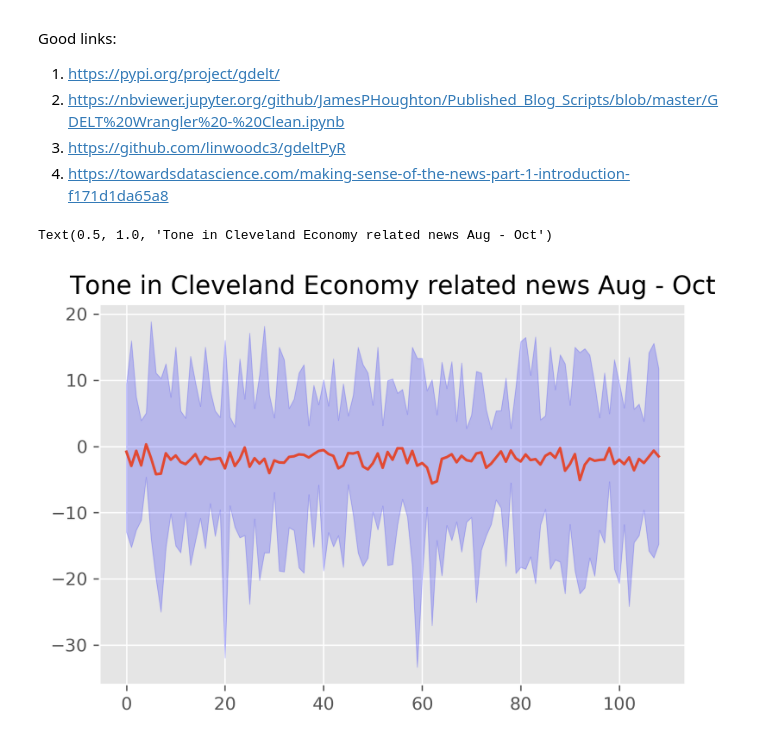
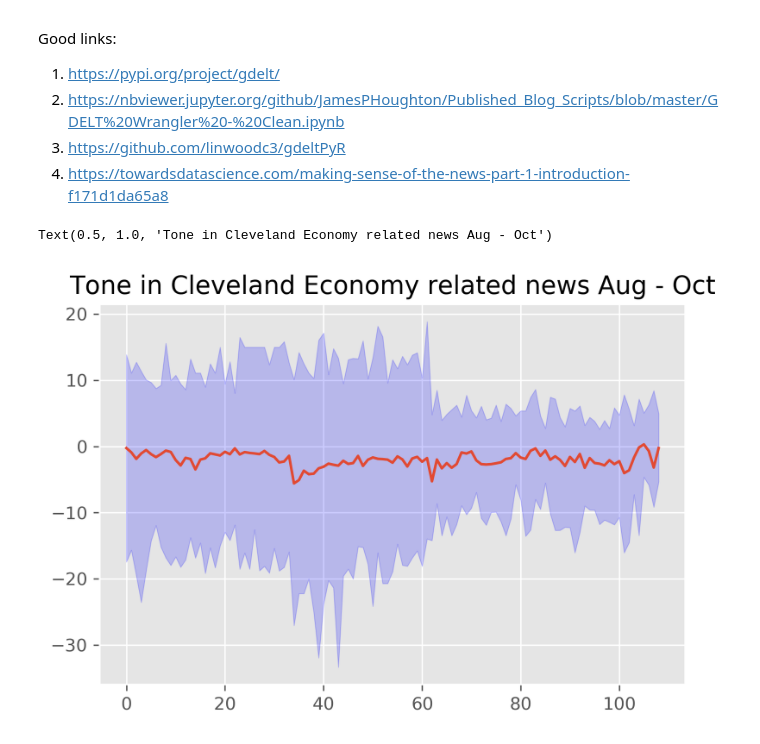
Before and after one commit to ttakko/newsdataexamples, a Jupyter notebook: gdelt_example.ipynb, the cells around one changed output. Saved outputs shown, nothing was run; the diff lists cells and outputs as text; code cells hidden in the pictures.

Commit message:
Fixed plot

```diff
--- a/gdelt_example.ipynb
+++ b/gdelt_example.ipynb
@@ -109,6 +109,7 @@ sentiment = []
 senmin = []
 senmax = []
 finset = []
+dates = []
 for f in tqdm(glob.glob(filepath+'*.json')):
     sent_tmp = []
     with open(f, "r") as read_file:
@@ -122,14 +123,16 @@ for f in tqdm(glob.glob(filepath+'*.json')):
     senmax.append(np.max(sent_tmp))
     senmin.append(np.min(sent_tmp))
     sentiment.append(np.average(sent_tmp))
+    dates.append(news['DATE'])
 # %%
+order = np.argsort(dates)
 plt.figure(figsize=(6, 4), dpi=300, facecolor='w', edgecolor='k')
-plt.plot(np.arange(len(sentiment)), sentiment)
-plt.fill_between(np.arange(len(sentiment)), senmin,senmax, alpha=0.2, color='blue')
+plt.plot(np.arange(len(sentiment)), [sentiment[i] for i in order])
+plt.fill_between(np.arange(len(sentiment)), [senmin[i] for i in order],[senmax[i] for i in order], alpha=0.2, color='blue')
 plt.title('Tone in Cleveland Economy related news Aug - Oct')
 # %% [output]
 Text(0.5, 1.0, 'Tone in Cleveland Economy related news Aug - Oct')
-[figure, old version]
+[figure, new version]
 # %%
 filename = 'filtered.json'
 with open(filepath+filename, "w") as save_file:
```
Also changed, not shown: parts of 1 cell of this notebook.
